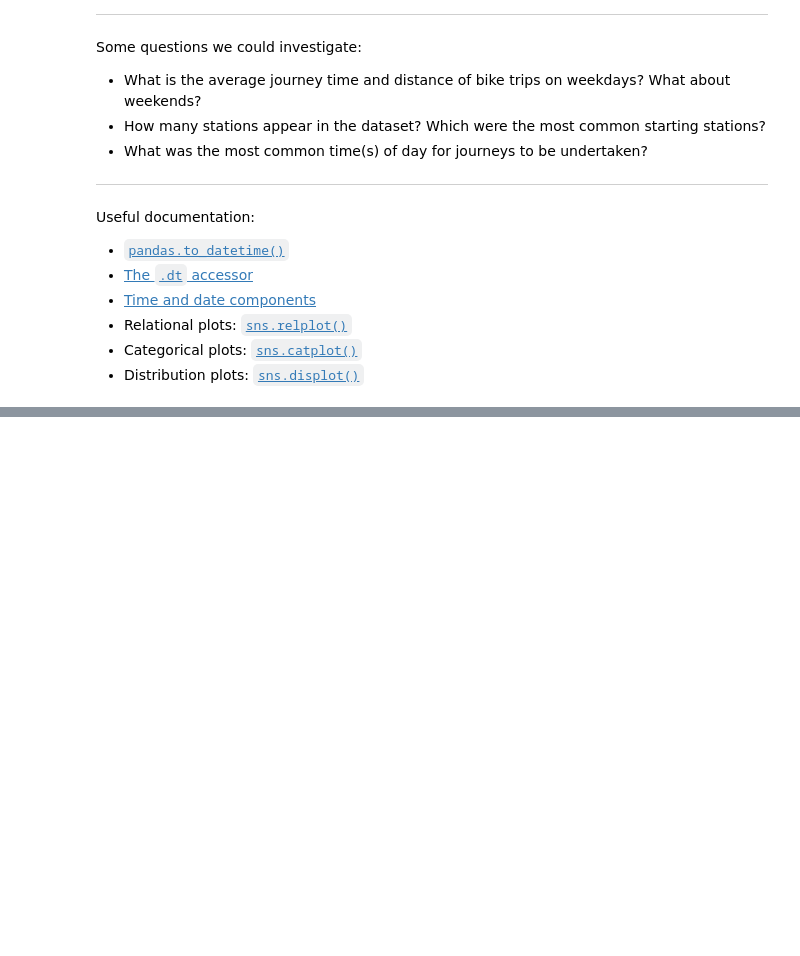
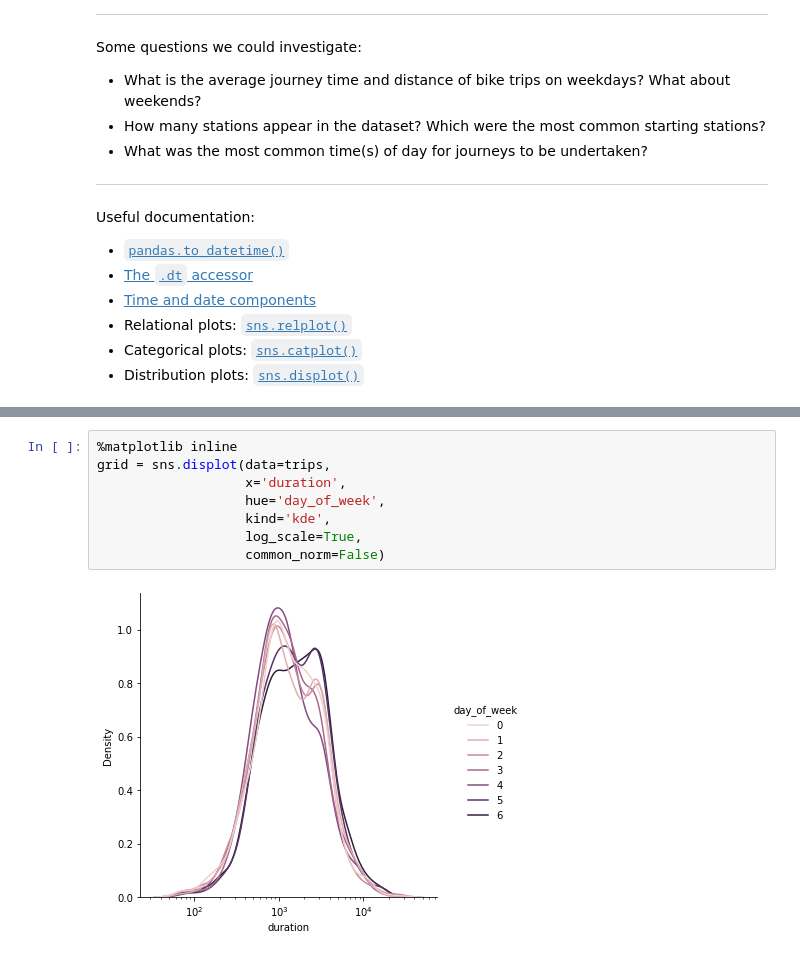
Before and after one commit to YZHAO6666/pp-w08-lecture, a Jupyter notebook: week08_lecture.ipynb, the cells around one changed output, grey strips where cells are left out. Drawn from its saved outputs; the diff is of its cells as text; blank space fills up the shorter version.

```diff
--- a/week08_lecture.ipynb
+++ b/week08_lecture.ipynb
@@ -27,0 +96,10 @@ Useful documentation:
+# %%
+%matplotlib inline
+grid = sns.displot(data=trips,
+                   x='duration',
+                   hue='day_of_week',
+                   kind='kde',
+                   log_scale=True,
+                   common_norm=False)
+# %% [output]
+[figure, added]
```
Also changed, not shown: parts of 8 cells of this notebook.
